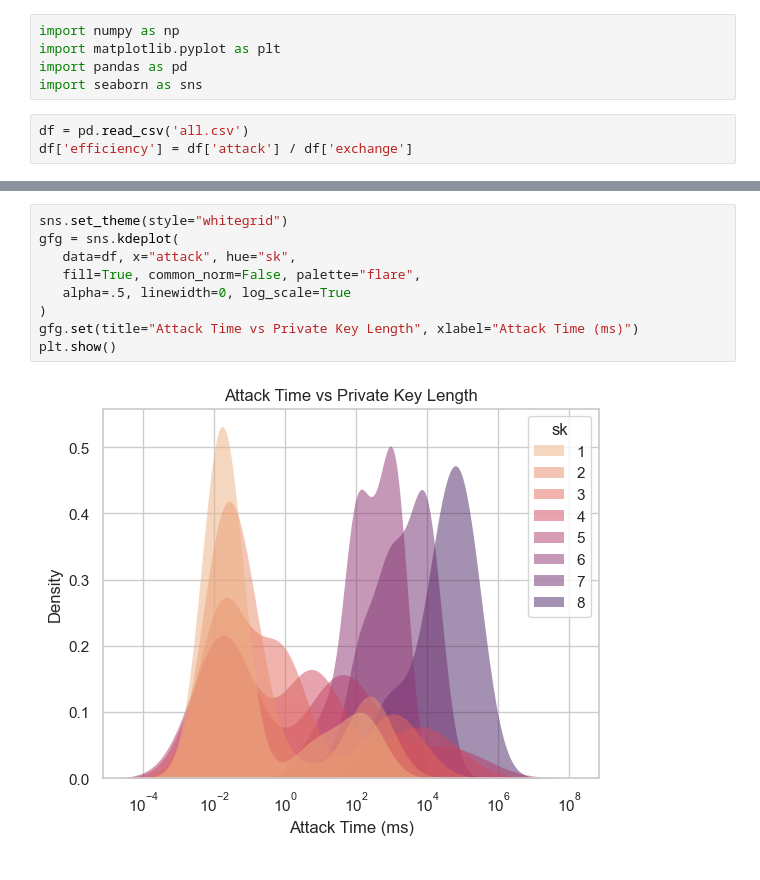
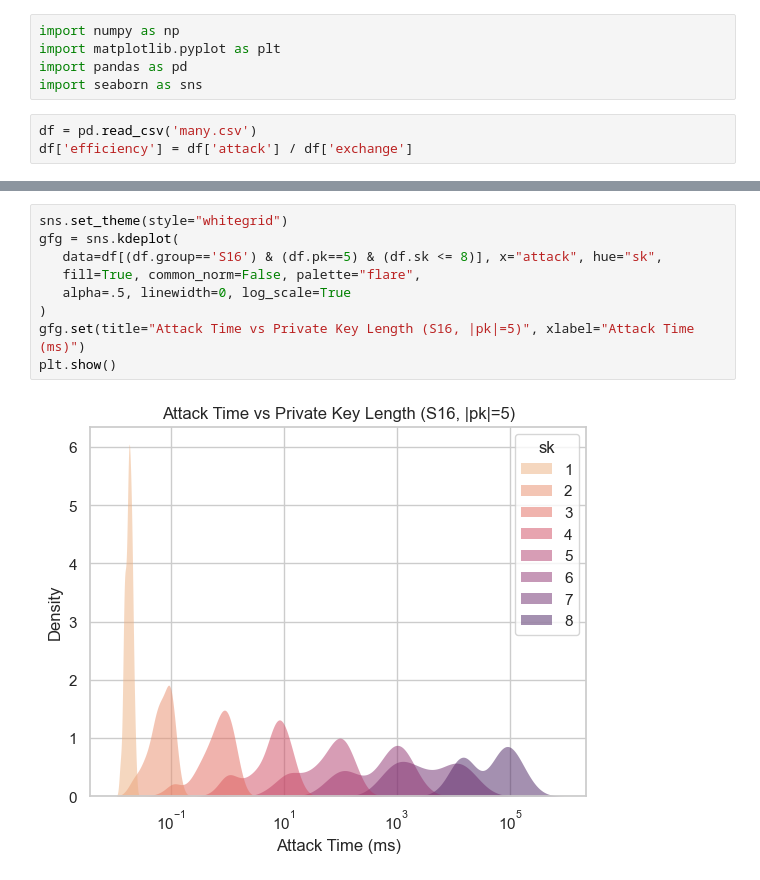
Before and after one commit to reednel/aag, a Jupyter notebook: simulations/MichaelGraphs.ipynb, the cells around one changed output, grey strips where cells are left out. Cells and saved outputs as stored; diff of their text form.

```diff
--- a/simulations/MichaelGraphs.ipynb
+++ b/simulations/MichaelGraphs.ipynb
@@ -4,7 +4,7 @@ import matplotlib.pyplot as plt
 import pandas as pd
 import seaborn as sns
 # %%
-df = pd.read_csv('all.csv')
+df = pd.read_csv('many.csv')
 df['efficiency'] = df['attack'] / df['exchange']
 # %%
 sns.set_theme(style="whitegrid")
@@ -36,14 +45,14 @@ plt.show()
 # %%
 sns.set_theme(style="whitegrid")
 gfg = sns.kdeplot(
-   data=df, x="attack", hue="sk",
+   data=df[(df.group=='S16') & (df.pk==5) & (df.sk <= 8)], x="attack", hue="sk",
    fill=True, common_norm=False, palette="flare",
    alpha=.5, linewidth=0, log_scale=True
 )
-gfg.set(title="Attack Time vs Private Key Length", xlabel="Attack Time (ms)")
+gfg.set(title="Attack Time vs Private Key Length (S16, |pk|=5)", xlabel="Attack Time (ms)")
 plt.show()
 # %% [output]
-[figure, old version]
+[figure, new version]
 # %%
 sns.set_theme(style="whitegrid")
 gfg = sns.kdeplot(
```
Also changed, not shown: parts of 10 cells of this notebook, 6 other files.
